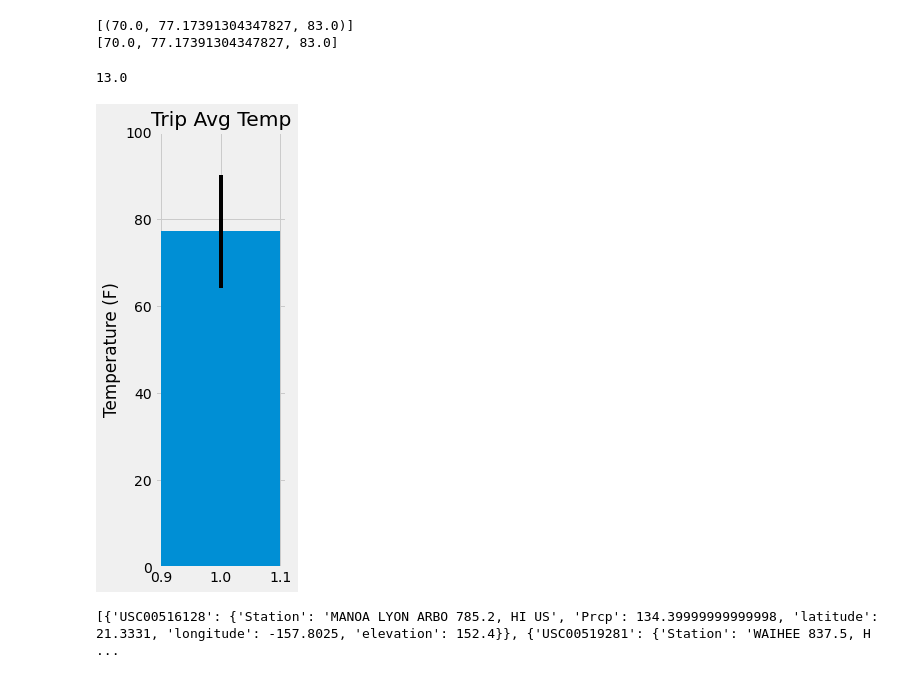
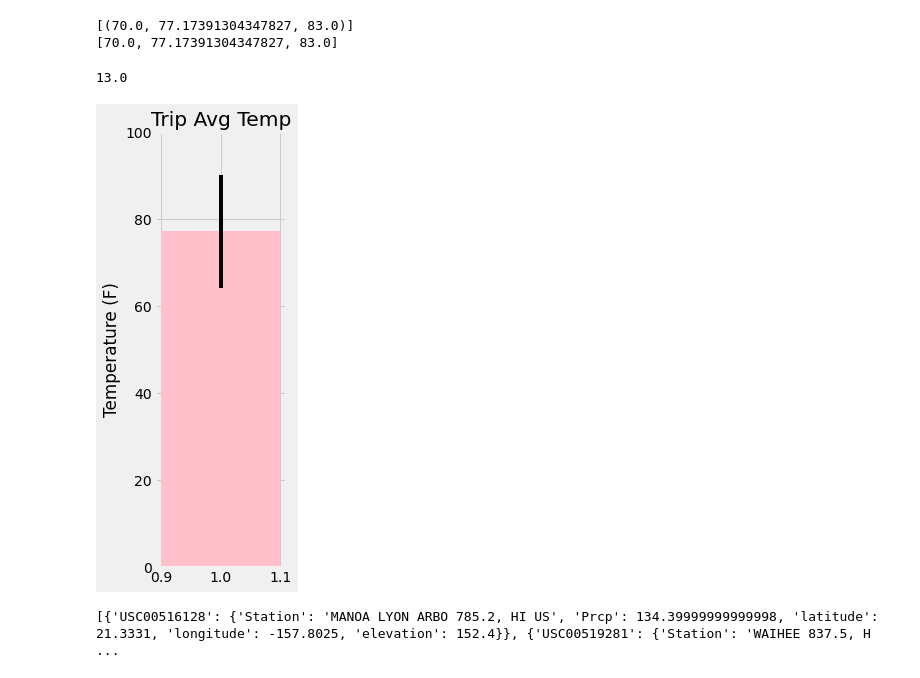
Before and after one commit to jump8621/sqlalchemy_climate_analysis, a Jupyter notebook: climate_starter.ipynb, the cells around one changed output. Saved outputs shown, nothing was run; the diff lists cells and outputs as text; code cells hidden in the pictures.

```diff
--- a/climate_starter.ipynb
+++ b/climate_starter.ipynb
@@ -386,35 +386,35 @@ print(trip2)
 
 yerr = trip[0][2] - trip[0][0]
 print(yerr)
 x=1
 y= trip[0][1]
 plt.figure(figsize=(3, 7))
 
 
-plt.bar(x, y, yerr=yerr, width=0.2, align='center')
+plt.bar(x, y, yerr=yerr, width=0.2, color='pink', align='center')
 plt.title('Trip Avg Temp')
 plt.ylim([0,100])
 plt.ylabel('Temperature (F)')
 plt.tight_layout()
 
 plt.savefig('Trip_Avg_Temp.png')
 plt.show()
 plt.close()
 # fig,ax=plt.subplots(figsize=plt.figaspect(2.))
 
 # x=1
 # y=trip[0][1]
 
 # bar=ax.bar(x, y, yerr=yerr, alpha=0.5, color='pink', align='center')
 # ax.set(xticks=range(x), xticklabels="", title='Trip Avg Temp')
 # ax.set_ylabel("Temperature (F)")
 
 # ax.margins(.2,.2)
 # fig.tight_layout()
 # fig.show()
 # %% [output]
 13.0
-[figure, old version]
+[figure, new version]
 # %%
 # Calculate the total amount of rainfall per weather station for your trip dates using the previous year's matching dates.
 # Sort this in descending order by precipitation amount and list the station, name, latitude, longitude, and elevation
```
Also changed, not shown: parts of 1 cell of this notebook, 2 other files.
